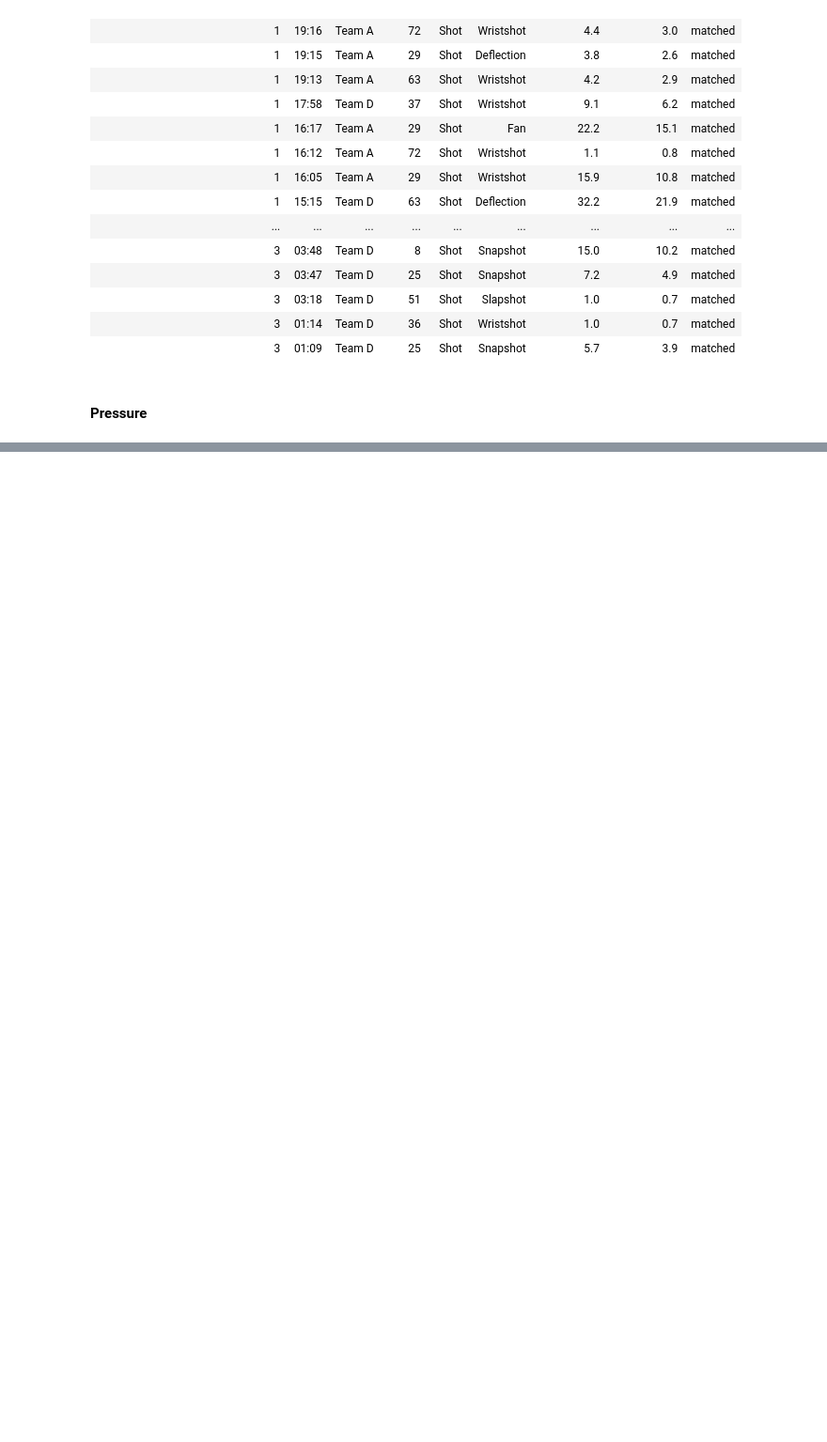
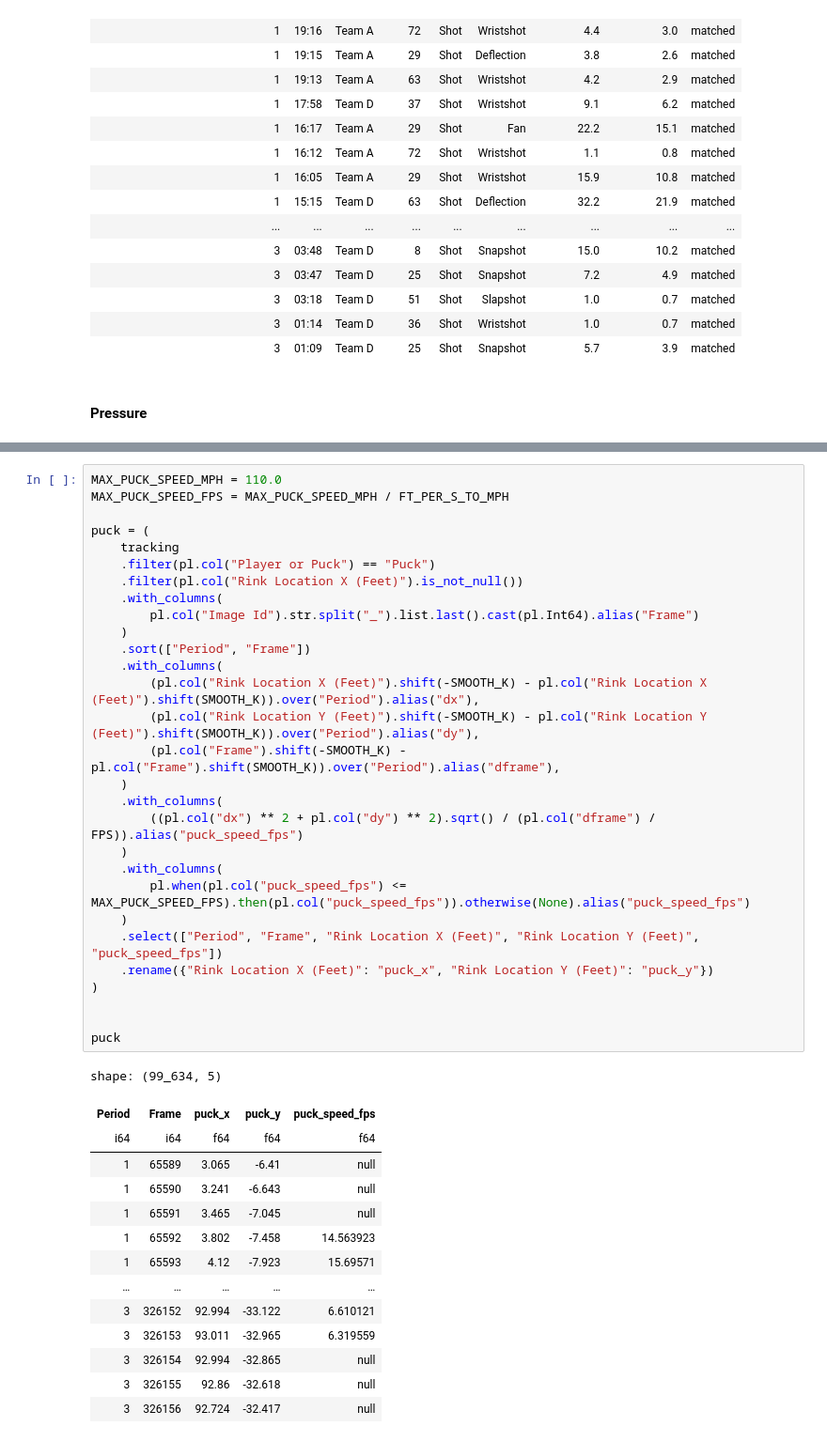
Before and after one commit to howardbaik/player-tracking-data, a Jupyter notebook: inspect-data.ipynb, the cells around one changed output, grey strips where cells are left out. Shown at 94% size. Drawn from its saved outputs; the diff is of its cells as text; blank space fills up the shorter version.

```diff
--- a/inspect-data.ipynb
+++ b/inspect-data.ipynb
@@ -586,0 +846,44 @@ shot_speed_table = shot_speeds.select(
+# %%
+MAX_PUCK_SPEED_MPH = 110.0
+MAX_PUCK_SPEED_FPS = MAX_PUCK_SPEED_MPH / FT_PER_S_TO_MPH
+
+puck = (
+    tracking
+    .filter(pl.col("Player or Puck") == "Puck")
+    .filter(pl.col("Rink Location X (Feet)").is_not_null())
+    .with_columns(
+        pl.col("Image Id").str.split("_").list.last().cast(pl.Int64).alias("Frame")
+    )
+    .sort(["Period", "Frame"])
+    .with_columns(
+        (pl.col("Rink Location X (Feet)").shift(-SMOOTH_K) - pl.col("Rink Location X (Feet)").shift(SMOOTH_K)).over("Period").alias("dx"),
+        (pl.col("Rink Location Y (Feet)").shift(-SMOOTH_K) - pl.col("Rink Location Y (Feet)").shift(SMOOTH_K)).over("Period").alias("dy"),
+        (pl.col("Frame").shift(-SMOOTH_K) - pl.col("Frame").shift(SMOOTH_K)).over("Period").alias("dframe"),
+    )
+    .with_columns(
+        ((pl.col("dx") ** 2 + pl.col("dy") ** 2).sqrt() / (pl.col("dframe") / FPS)).alias("puck_speed_fps")
+    )
+    .with_columns(
+        pl.when(pl.col("puck_speed_fps") <= MAX_PUCK_SPEED_FPS).then(pl.col("puck_speed_fps")).otherwise(None).alias("puck_speed_fps")
+    )
+    .select(["Period", "Frame", "Rink Location X (Feet)", "Rink Location Y (Feet)", "puck_speed_fps"])
+    .rename({"Rink Location X (Feet)": "puck_x", "Rink Location Y (Feet)": "puck_y"})
+)
+
+
+puck
+# %% [output]
+shape: (99_634, 5)
+| Period | Frame | puck_x | puck_y | puck_speed_fps |
+| i64 | i64 | f64 | f64 | f64 |
+| 1 | 65589 | 3.065 | -6.41 | null |
+| 1 | 65590 | 3.241 | -6.643 | null |
+| 1 | 65591 | 3.465 | -7.045 | null |
+| 1 | 65592 | 3.802 | -7.458 | 14.563923 |
+| 1 | 65593 | 4.12 | -7.923 | 15.69571 |
+| … | … | … | … | … |
+| 3 | 326152 | 92.994 | -33.122 | 6.610121 |
+| 3 | 326153 | 93.011 | -32.965 | 6.319559 |
+| 3 | 326154 | 92.994 | -32.865 | null |
+| 3 | 326155 | 92.86 | -32.618 | null |
+| 3 | 326156 | 92.724 | -32.417 | null |
```
Also changed, not shown: parts of 7 cells of this notebook, 2 other files.
